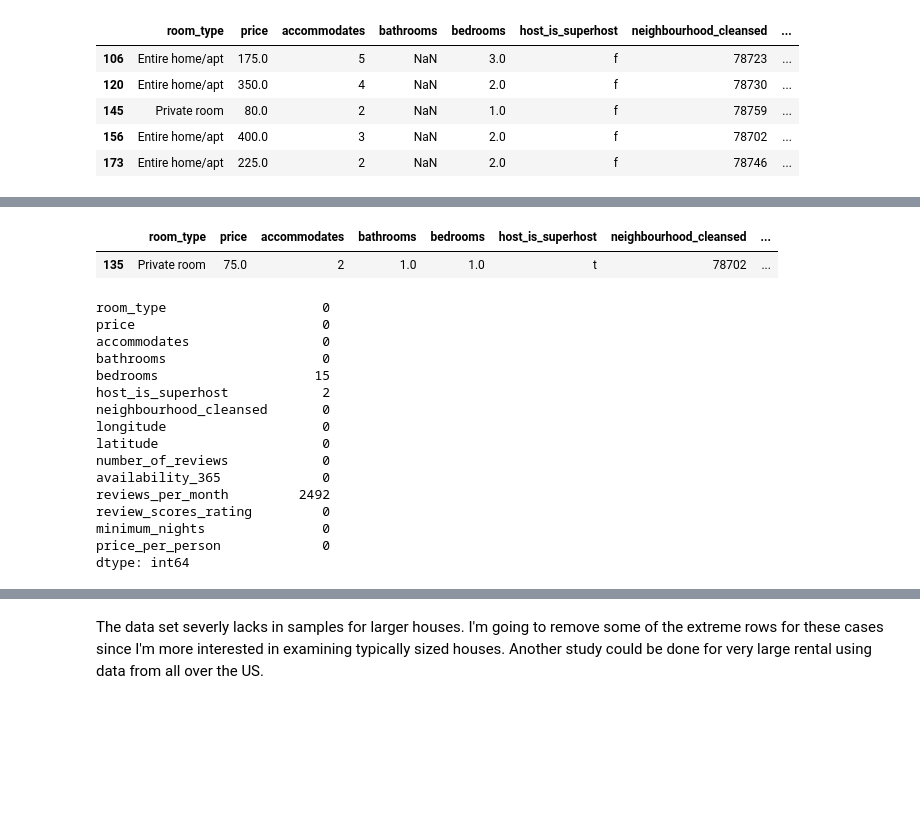
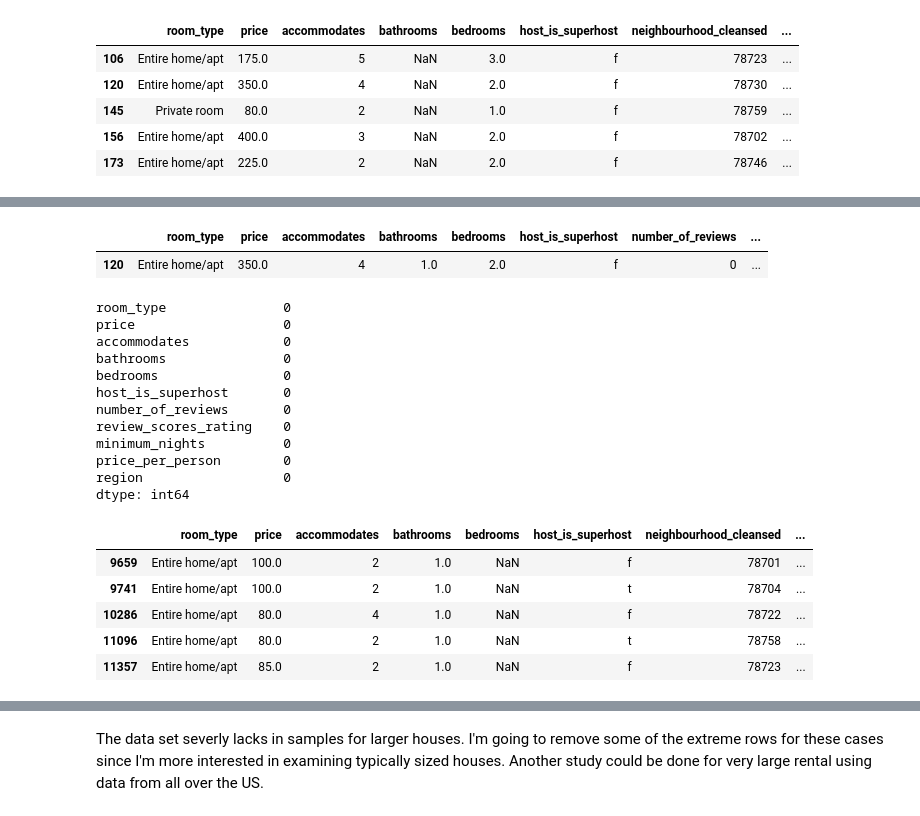
Before and after one commit to atalebizadeh/DS-Career-Track, a Jupyter notebook: Capstone Project 2/AirBnB Austin/AirBnB Austin - EDA.ipynb, the cells around one changed output, grey strips where cells are left out. Saved outputs shown, nothing was run; the diff lists cells and outputs as text; code cells hidden in the pictures; blank space fills up the shorter version.

```diff
--- a/Capstone Project 2/AirBnB Austin/AirBnB Austin - EDA.ipynb
+++ b/Capstone Project 2/AirBnB Austin/AirBnB Austin - EDA.ipynb
@@ -424,4 +427,4 @@ df[df['bathrooms'].isnull()].head()
 # %%
 # Bathrooms is getting scaled later, so I do not care about making it a discrete value
 # Also 0.5 is commonly known as a 'half-bath'
-df['bathrooms'].fillna((df['accommodates']/4), inplace=True)
+df['bathrooms'].fillna((df['accommodates']/2), inplace=True)
@@ -428,24 +452,29 @@ df['bathrooms'].fillna((df['accommodates']/4), inplace=True)
 # %%
-df.loc[[135]]
+df.loc[[120]]
 # %% [output]
-|  | room_type | price | accommodates | bathrooms | bedrooms | host_is_superhost | neighbourhood_cleansed | ... |
-| 135 | Private room | 75.0 | 2 | 1.0 | 1.0 | t | 78702 | ... |
+|  | room_type | price | accommodates | bathrooms | bedrooms | host_is_superhost | number_of_reviews | ... |
+| 120 | Entire home/apt | 350.0 | 4 | 1.0 | 2.0 | f | 0 | ... |
 # %%
 df.isnull().sum()
 # %% [output]
-room_type                    0
-price                        0
-accommodates                 0
-bathrooms                    0
-bedrooms                    15
-host_is_superhost            2
-neighbourhood_cleansed       0
-longitude                    0
-latitude                     0
-number_of_reviews            0
-availability_365             0
-reviews_per_month         2492
-review_scores_rating         0
-minimum_nights               0
-price_per_person             0
+room_type               0
+price                   0
+accommodates            0
+bathrooms               0
+bedrooms                0
+host_is_superhost       0
+number_of_reviews       0
+review_scores_rating    0
+minimum_nights          0
+price_per_person        0
+region                  0
 dtype: int64
+# %%
+df[df['bedrooms'].isnull()].head()
+# %% [output]
+|  | room_type | price | accommodates | bathrooms | bedrooms | host_is_superhost | neighbourhood_cleansed | ... |
+| 9659 | Entire home/apt | 100.0 | 2 | 1.0 | NaN | f | 78701 | ... |
+| 9741 | Entire home/apt | 100.0 | 2 | 1.0 | NaN | t | 78704 | ... |
+| 10286 | Entire home/apt | 80.0 | 4 | 1.0 | NaN | f | 78722 | ... |
+| 11096 | Entire home/apt | 80.0 | 2 | 1.0 | NaN | t | 78758 | ... |
+| 11357 | Entire home/apt | 85.0 | 2 | 1.0 | NaN | f | 78723 | ... |
```
Also changed, not shown: parts of 16 cells of this notebook.
